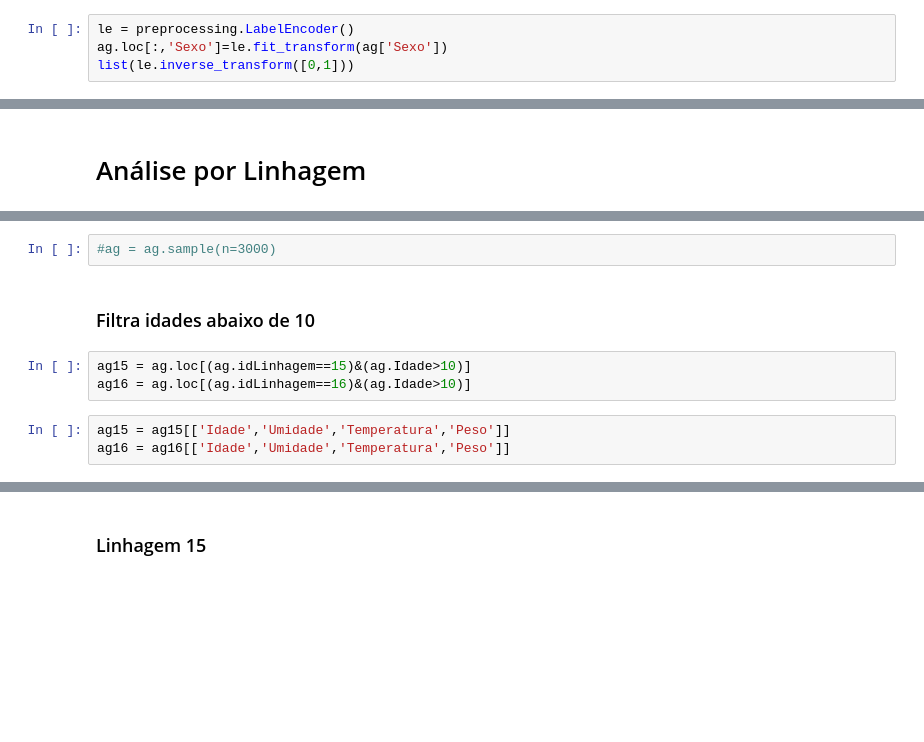
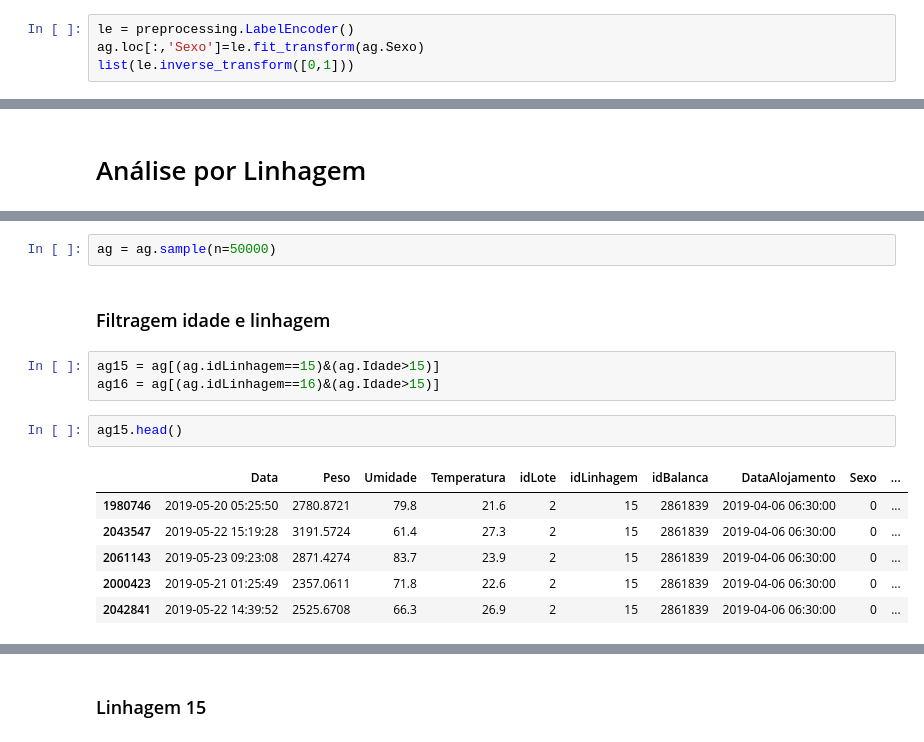
Before and after one commit to advinstai/Aprendizagem-estatistica-regressao, a Jupyter notebook: Exercicio-regressao/Agrisolus Regressão Linear - Gabriela.ipynb, the cells around one changed output, grey strips where cells are left out. Cells and saved outputs as stored; diff of their text form; blank space fills up the shorter version.

```diff
--- a/Exercicio-regressao/Agrisolus Regressão Linear - Gabriela.ipynb
+++ b/Exercicio-regressao/Agrisolus Regressão Linear - Gabriela.ipynb
@@ -60,7 +34,7 @@ ag = ag.loc[(ag["Umidade"]!=0.0)&(ag["Temperatura"]!=0.0)]
 ### Encode categorical feature Sexo
 # %%
 le = preprocessing.LabelEncoder()
-ag.loc[:,'Sexo']=le.fit_transform(ag['Sexo'])
+ag.loc[:,'Sexo']=le.fit_transform(ag.Sexo)
 list(le.inverse_transform([0,1]))
 # %% [output]
 ['Fêmeas Cobb MV GT Foods', 'Mistos Cobb MV GT Foods']
@@ -134,10 +158,16 @@ plt.legend(fontsize=20)
 # %%
-#ag = ag.sample(n=3000)
+ag = ag.sample(n=50000)
-# %% [markdown]
-### Filtra idades abaixo de 10
+# %% [markdown]
+### Filtragem idade e linhagem
 # %%
-ag15 = ag.loc[(ag.idLinhagem==15)&(ag.Idade>10)]
-ag16 = ag.loc[(ag.idLinhagem==16)&(ag.Idade>10)]
+ag15 = ag[(ag.idLinhagem==15)&(ag.Idade>15)]
+ag16 = ag[(ag.idLinhagem==16)&(ag.Idade>15)]
-# %%
-ag15 = ag15[['Idade','Umidade','Temperatura','Peso']]
-ag16 = ag16[['Idade','Umidade','Temperatura','Peso']]
+# %%
+ag15.head()
+# %% [output]
+|  | Data | Peso | Umidade | Temperatura | idLote | idLinhagem | idBalanca | DataAlojamento | Sexo | ... |
+| 1980746 | 2019-05-20 05:25:50 | 2780.8721 | 79.8 | 21.6 | 2 | 15 | 2861839 | 2019-04-06 06:30:00 | 0 | ... |
+| 2043547 | 2019-05-22 15:19:28 | 3191.5724 | 61.4 | 27.3 | 2 | 15 | 2861839 | 2019-04-06 06:30:00 | 0 | ... |
+| 2061143 | 2019-05-23 09:23:08 | 2871.4274 | 83.7 | 23.9 | 2 | 15 | 2861839 | 2019-04-06 06:30:00 | 0 | ... |
+| 2000423 | 2019-05-21 01:25:49 | 2357.0611 | 71.8 | 22.6 | 2 | 15 | 2861839 | 2019-04-06 06:30:00 | 0 | ... |
+| 2042841 | 2019-05-22 14:39:52 | 2525.6708 | 66.3 | 26.9 | 2 | 15 | 2861839 | 2019-04-06 06:30:00 | 0 | ... |
```
Also changed, not shown: parts of 30 cells of this notebook.
